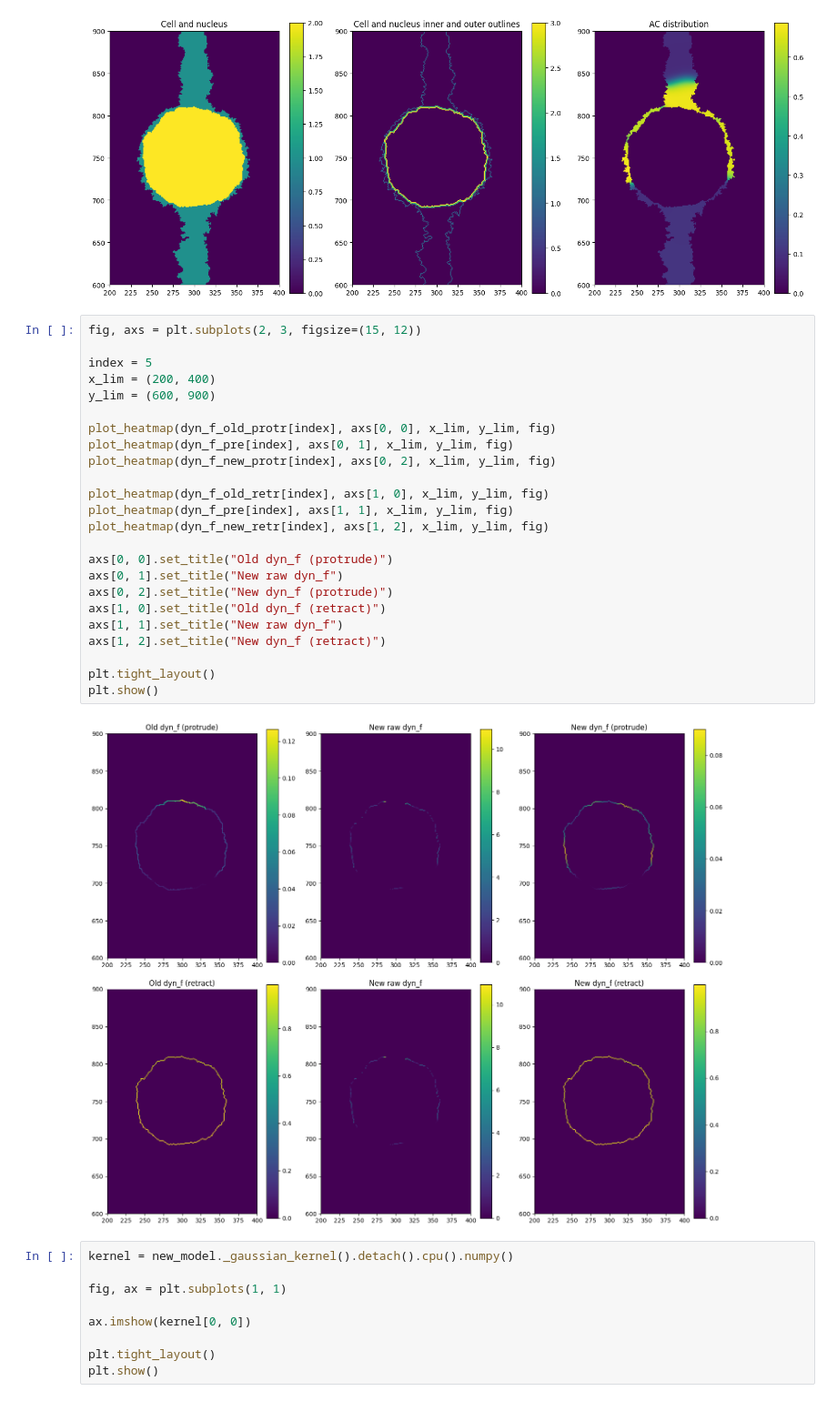
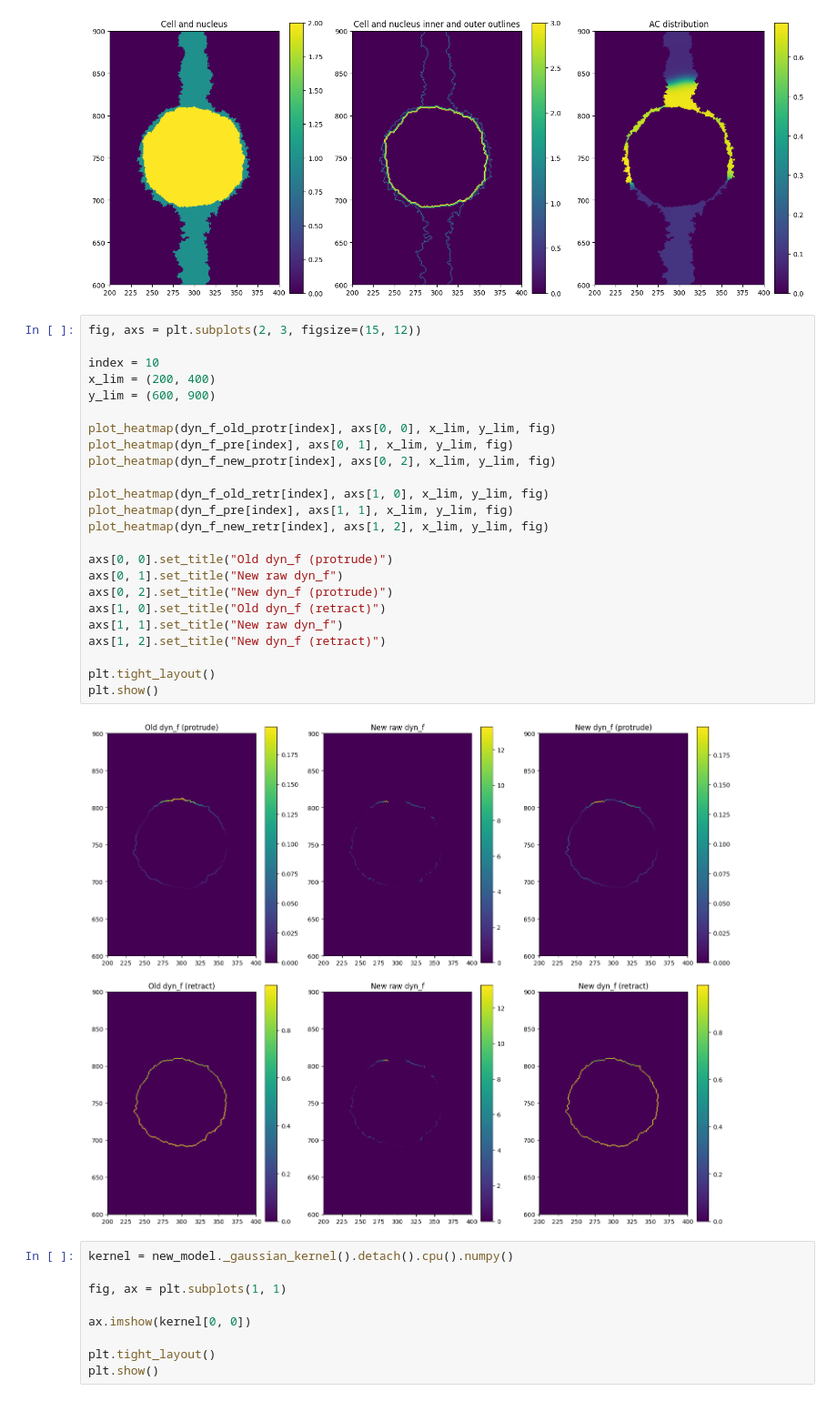
Before and after one commit to i3ta/dynein-cell-model, a Jupyter notebook: scripts/test_fit_dyn_f.ipynb, the cells around one changed output. Shown at 91% size. Saved outputs shown, nothing was run; the diff lists cells and outputs as text.

```diff
--- a/scripts/test_fit_dyn_f.ipynb
+++ b/scripts/test_fit_dyn_f.ipynb
@@ -97,29 +97,29 @@ plt.show()
 # %%
 fig, axs = plt.subplots(2, 3, figsize=(15, 12))
 
-index = 5
+index = 10
 x_lim = (200, 400)
 y_lim = (600, 900)
 
 plot_heatmap(dyn_f_old_protr[index], axs[0, 0], x_lim, y_lim, fig)
 plot_heatmap(dyn_f_pre[index], axs[0, 1], x_lim, y_lim, fig)
 plot_heatmap(dyn_f_new_protr[index], axs[0, 2], x_lim, y_lim, fig)
 
 plot_heatmap(dyn_f_old_retr[index], axs[1, 0], x_lim, y_lim, fig)
 plot_heatmap(dyn_f_pre[index], axs[1, 1], x_lim, y_lim, fig)
 plot_heatmap(dyn_f_new_retr[index], axs[1, 2], x_lim, y_lim, fig)
 
 axs[0, 0].set_title("Old dyn_f (protrude)")
 axs[0, 1].set_title("New raw dyn_f")
 axs[0, 2].set_title("New dyn_f (protrude)")
 axs[1, 0].set_title("Old dyn_f (retract)")
 axs[1, 1].set_title("New raw dyn_f")
 axs[1, 2].set_title("New dyn_f (retract)")
 
 plt.tight_layout()
 plt.show()
 # %% [output]
-[figure, old version]
+[figure, new version]
 # %%
 kernel = new_model._gaussian_kernel().detach().cpu().numpy()
 
```
Also changed, not shown: 1 other file.
